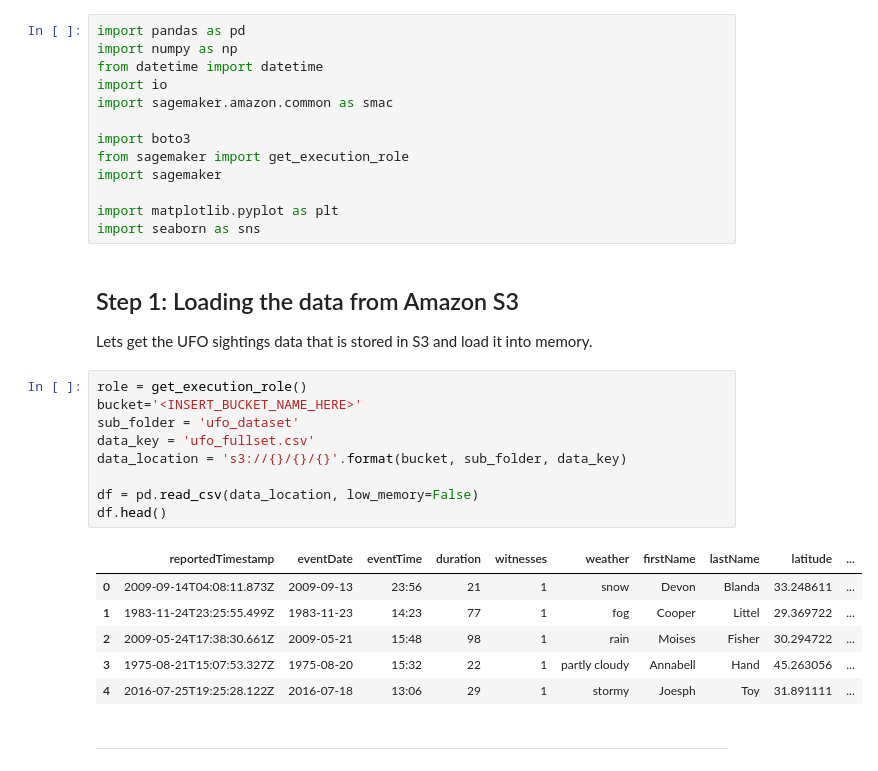
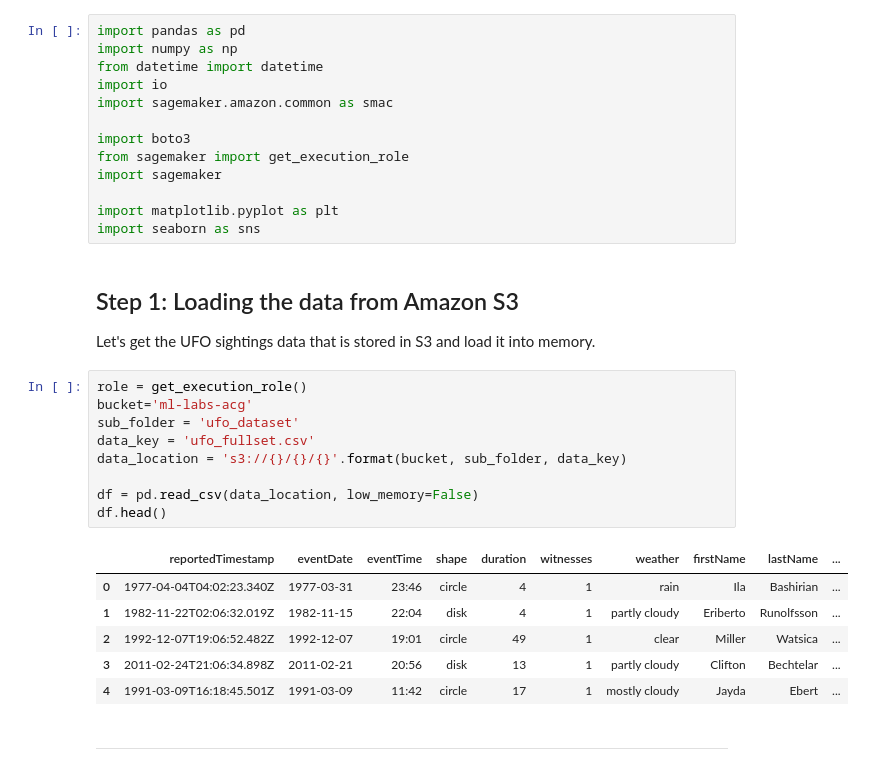
Before and after one commit to ACloudGuru-Resources/Course_AWS_Certified_Machine_Learning, a Jupyter notebook: Chapter7/ufo-algorithms-lab.ipynb, the cells around one changed output. Saved outputs shown, nothing was run; the diff lists cells and outputs as text.

```diff
--- a/Chapter7/ufo-algorithms-lab.ipynb
+++ b/Chapter7/ufo-algorithms-lab.ipynb
@@ -25,23 +25,23 @@ import matplotlib.pyplot as plt
 import seaborn as sns
 # %% [markdown]
 ## Step 1: Loading the data from Amazon S3
-Lets get the UFO sightings data that is stored in S3 and load it into memory.
+Let's get the UFO sightings data that is stored in S3 and load it into memory.
 # %%
 role = get_execution_role()
-bucket='<INSERT_BUCKET_NAME_HERE>'
+bucket='ml-labs-acg'
 sub_folder = 'ufo_dataset'
 data_key = 'ufo_fullset.csv'
 data_location = 's3://{}/{}/{}'.format(bucket, sub_folder, data_key)
 
 df = pd.read_csv(data_location, low_memory=False)
 df.head()
 # %% [output]
-|  | reportedTimestamp | eventDate | eventTime | duration | witnesses | weather | firstName | lastName | latitude | ... |
-| 0 | 2009-09-14T04:08:11.873Z | 2009-09-13 | 23:56 | 21 | 1 | snow | Devon | Blanda | 33.248611 | ... |
-| 1 | 1983-11-24T23:25:55.499Z | 1983-11-23 | 14:23 | 77 | 1 | fog | Cooper | Littel | 29.369722 | ... |
-| 2 | 2009-05-24T17:38:30.661Z | 2009-05-21 | 15:48 | 98 | 1 | rain | Moises | Fisher | 30.294722 | ... |
-| 3 | 1975-08-21T15:07:53.327Z | 1975-08-20 | 15:32 | 22 | 1 | partly cloudy | Annabell | Hand | 45.263056 | ... |
-| 4 | 2016-07-25T19:25:28.122Z | 2016-07-18 | 13:06 | 29 | 1 | stormy | Joesph | Toy | 31.891111 | ... |
+|  | reportedTimestamp | eventDate | eventTime | shape | duration | witnesses | weather | firstName | lastName | ... |
+| 0 | 1977-04-04T04:02:23.340Z | 1977-03-31 | 23:46 | circle | 4 | 1 | rain | Ila | Bashirian | ... |
+| 1 | 1982-11-22T02:06:32.019Z | 1982-11-15 | 22:04 | disk | 4 | 1 | partly cloudy | Eriberto | Runolfsson | ... |
+| 2 | 1992-12-07T19:06:52.482Z | 1992-12-07 | 19:01 | circle | 49 | 1 | clear | Miller | Watsica | ... |
+| 3 | 2011-02-24T21:06:34.898Z | 2011-02-21 | 20:56 | disk | 13 | 1 | partly cloudy | Clifton | Bechtelar | ... |
+| 4 | 1991-03-09T16:18:45.501Z | 1991-03-09 | 11:42 | circle | 17 | 1 | mostly cloudy | Jayda | Ebert | ... |
 # %% [markdown]
 <hr>
 # %% [markdown]
```
Also changed, not shown: parts of 25 cells of this notebook, 2 other files.
